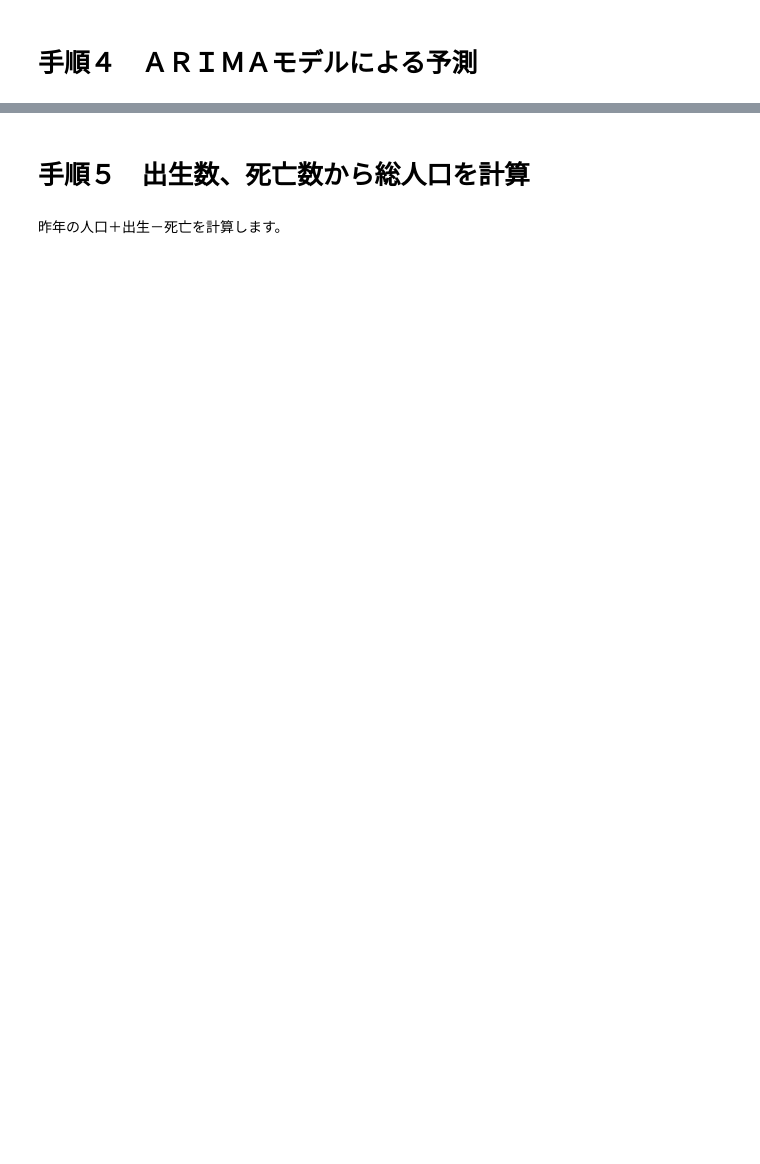
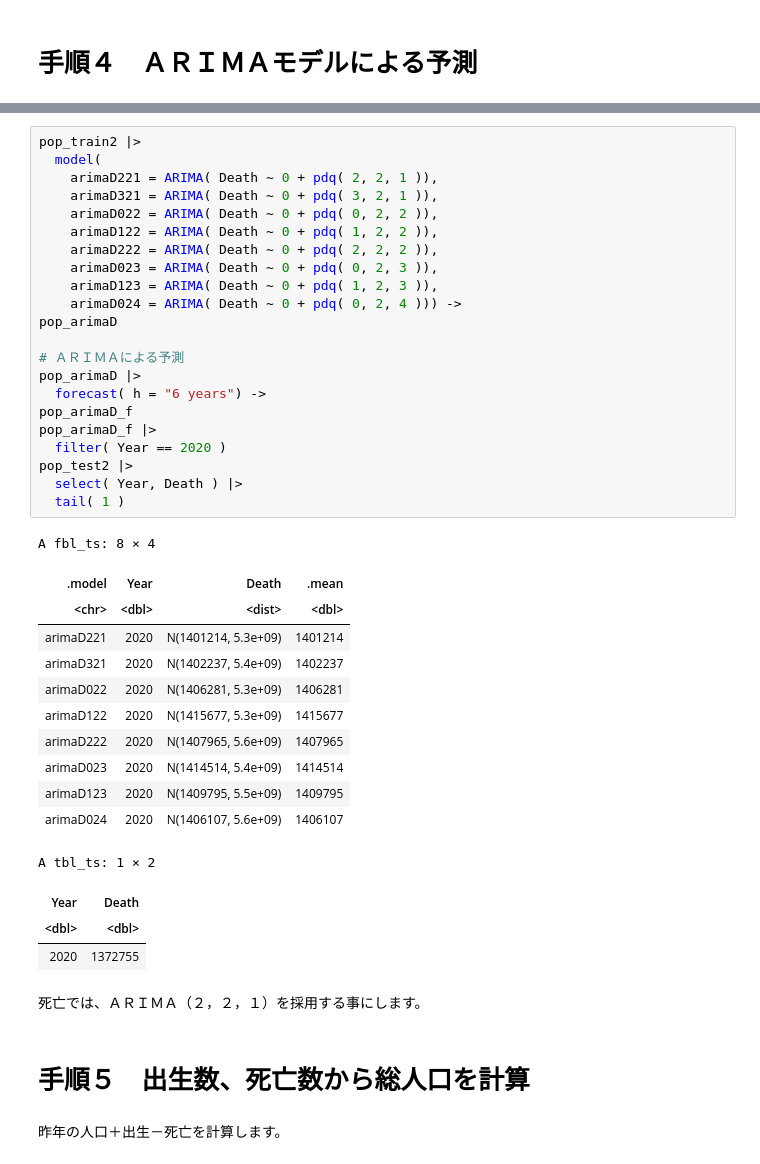
Before and after one commit to u-10bei/Population_Projections, a Jupyter notebook: ipynb/R_ARIMA_2.ipynb, the cells around one changed output, grey strips where cells are left out. Drawn from its saved outputs; the diff is of its cells as text; blank space fills up the shorter version.

```diff
--- a/ipynb/R_ARIMA_2.ipynb
+++ b/ipynb/R_ARIMA_2.ipynb
@@ -198,3 +281,43 @@ A fbl_ts: 6 × 4
+# %%
+pop_train2 |>
+  model(
+    arimaD221 = ARIMA( Death ~ 0 + pdq( 2, 2, 1 )),
+    arimaD321 = ARIMA( Death ~ 0 + pdq( 3, 2, 1 )),
+    arimaD022 = ARIMA( Death ~ 0 + pdq( 0, 2, 2 )),
+    arimaD122 = ARIMA( Death ~ 0 + pdq( 1, 2, 2 )),
+    arimaD222 = ARIMA( Death ~ 0 + pdq( 2, 2, 2 )),
+    arimaD023 = ARIMA( Death ~ 0 + pdq( 0, 2, 3 )),
+    arimaD123 = ARIMA( Death ~ 0 + pdq( 1, 2, 3 )),
+    arimaD024 = ARIMA( Death ~ 0 + pdq( 0, 2, 4 ))) ->
+pop_arimaD
+
+# ＡＲＩＭＡによる予測
+pop_arimaD |>
+  forecast( h = "6 years") ->
+pop_arimaD_f
+pop_arimaD_f |>
+  filter( Year == 2020 )
+pop_test2 |>
+  select( Year, Death ) |>
+  tail( 1 )
+# %% [output]
+A fbl_ts: 8 × 4
+| .model | Year | Death | .mean |
+| <chr> | <dbl> | <dist> | <dbl> |
+| arimaD221 | 2020 | N(1401214, 5.3e+09) | 1401214 |
+| arimaD321 | 2020 | N(1402237, 5.4e+09) | 1402237 |
+| arimaD022 | 2020 | N(1406281, 5.3e+09) | 1406281 |
+| arimaD122 | 2020 | N(1415677, 5.3e+09) | 1415677 |
+| arimaD222 | 2020 | N(1407965, 5.6e+09) | 1407965 |
+| arimaD023 | 2020 | N(1414514, 5.4e+09) | 1414514 |
+| arimaD123 | 2020 | N(1409795, 5.5e+09) | 1409795 |
+| arimaD024 | 2020 | N(1406107, 5.6e+09) | 1406107 |
+A tbl_ts: 1 × 2
+| Year | Death |
+| <dbl> | <dbl> |
+| 2020 | 1372755 |
+# %% [markdown]
+死亡では、ＡＲＩＭＡ（２，２，１）を採用する事にします。
 # %% [markdown]
 # 手順５　出生数、死亡数から総人口を計算
 # %% [markdown]
```
Also changed, not shown: parts of 14 cells of this notebook.
